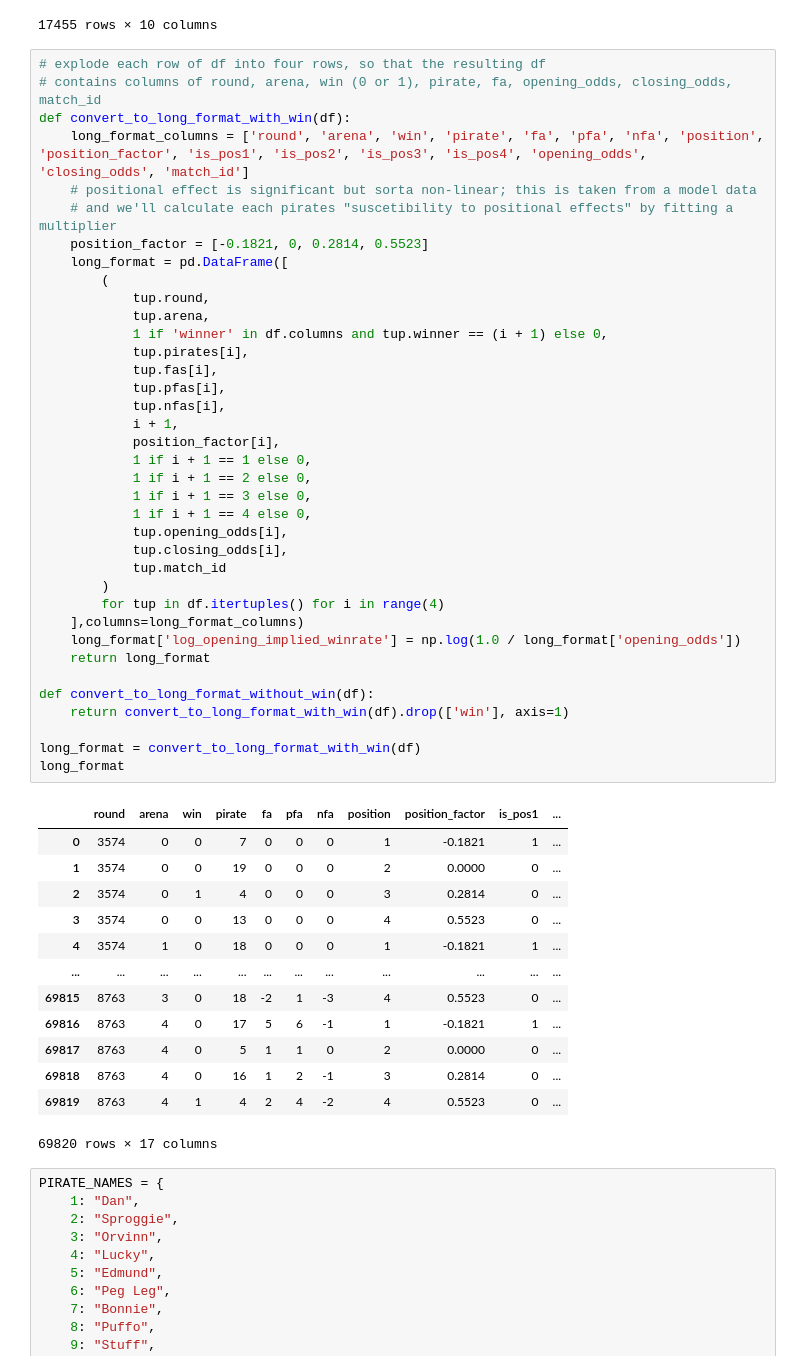
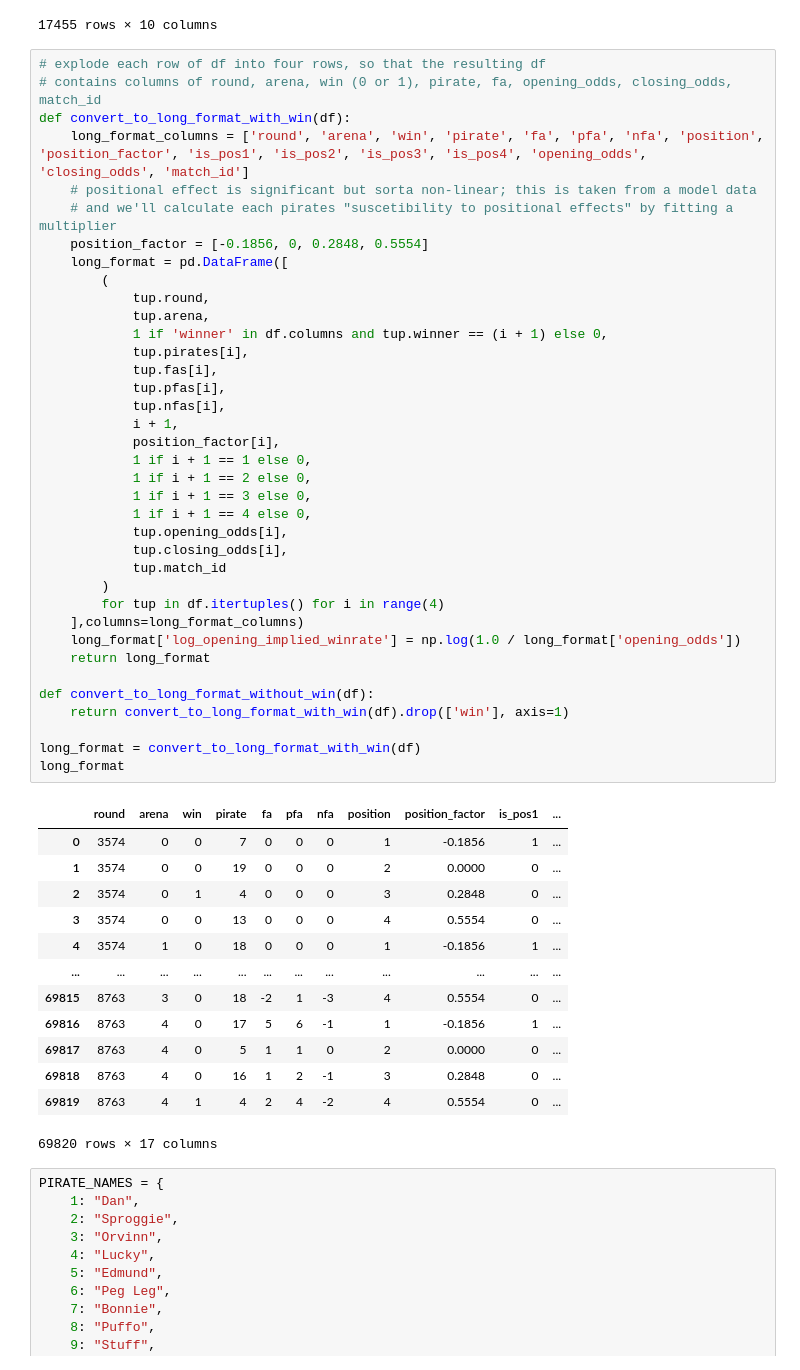
Before and after one commit to arsdragonfly/neofoodclub, a Jupyter notebook: final.ipynb, the cells around one changed output. Drawn from its saved outputs; the diff is of its cells as text.

Commit message:
finetune position coeff

```diff
--- a/final.ipynb
+++ b/final.ipynb
@@ -78,49 +78,49 @@ def convert_to_long_format_with_win(df):
     long_format_columns = ['round', 'arena', 'win', 'pirate', 'fa', 'pfa', 'nfa', 'position', 'position_factor', 'is_pos1', 'is_pos2', 'is_pos3', 'is_pos4', 'opening_odds', 'closing_odds', 'match_id']
     # positional effect is significant but sorta non-linear; this is taken from a model data
     # and we'll calculate each pirates "suscetibility to positional effects" by fitting a multiplier
-    position_factor = [-0.1821, 0, 0.2814, 0.5523]
+    position_factor = [-0.1856, 0, 0.2848, 0.5554]
     long_format = pd.DataFrame([
         (
             tup.round,
             tup.arena,
             1 if 'winner' in df.columns and tup.winner == (i + 1) else 0,
             tup.pirates[i],
             tup.fas[i],
             tup.pfas[i],
             tup.nfas[i],
             i + 1,
             position_factor[i],
             1 if i + 1 == 1 else 0,
             1 if i + 1 == 2 else 0,
             1 if i + 1 == 3 else 0,
             1 if i + 1 == 4 else 0,
             tup.opening_odds[i],
             tup.closing_odds[i],
             tup.match_id
         )
         for tup in df.itertuples() for i in range(4)
     ],columns=long_format_columns)
     long_format['log_opening_implied_winrate'] = np.log(1.0 / long_format['opening_odds'])
     return long_format
 
 def convert_to_long_format_without_win(df):
     return convert_to_long_format_with_win(df).drop(['win'], axis=1)
 
 long_format = convert_to_long_format_with_win(df)
 long_format
 # %% [output]
 |  | round | arena | win | pirate | fa | pfa | nfa | position | position_factor | is_pos1 | ... |
-| 0 | 3574 | 0 | 0 | 7 | 0 | 0 | 0 | 1 | -0.1821 | 1 | ... |
+| 0 | 3574 | 0 | 0 | 7 | 0 | 0 | 0 | 1 | -0.1856 | 1 | ... |
 | 1 | 3574 | 0 | 0 | 19 | 0 | 0 | 0 | 2 | 0.0000 | 0 | ... |
-| 2 | 3574 | 0 | 1 | 4 | 0 | 0 | 0 | 3 | 0.2814 | 0 | ... |
-| 3 | 3574 | 0 | 0 | 13 | 0 | 0 | 0 | 4 | 0.5523 | 0 | ... |
-| 4 | 3574 | 1 | 0 | 18 | 0 | 0 | 0 | 1 | -0.1821 | 1 | ... |
+| 2 | 3574 | 0 | 1 | 4 | 0 | 0 | 0 | 3 | 0.2848 | 0 | ... |
+| 3 | 3574 | 0 | 0 | 13 | 0 | 0 | 0 | 4 | 0.5554 | 0 | ... |
+| 4 | 3574 | 1 | 0 | 18 | 0 | 0 | 0 | 1 | -0.1856 | 1 | ... |
 | ... | ... | ... | ... | ... | ... | ... | ... | ... | ... | ... | ... |
-| 69815 | 8763 | 3 | 0 | 18 | -2 | 1 | -3 | 4 | 0.5523 | 0 | ... |
-| 69816 | 8763 | 4 | 0 | 17 | 5 | 6 | -1 | 1 | -0.1821 | 1 | ... |
+| 69815 | 8763 | 3 | 0 | 18 | -2 | 1 | -3 | 4 | 0.5554 | 0 | ... |
+| 69816 | 8763 | 4 | 0 | 17 | 5 | 6 | -1 | 1 | -0.1856 | 1 | ... |
 | 69817 | 8763 | 4 | 0 | 5 | 1 | 1 | 0 | 2 | 0.0000 | 0 | ... |
-| 69818 | 8763 | 4 | 0 | 16 | 1 | 2 | -1 | 3 | 0.2814 | 0 | ... |
-| 69819 | 8763 | 4 | 1 | 4 | 2 | 4 | -2 | 4 | 0.5523 | 0 | ... |
+| 69818 | 8763 | 4 | 0 | 16 | 1 | 2 | -1 | 3 | 0.2848 | 0 | ... |
+| 69819 | 8763 | 4 | 1 | 4 | 2 | 4 | -2 | 4 | 0.5554 | 0 | ... |
 69820 rows × 17 columns
 # %%
 PIRATE_NAMES = {
```
Also changed, not shown: parts of 1 cell of this notebook, 1 other file.
